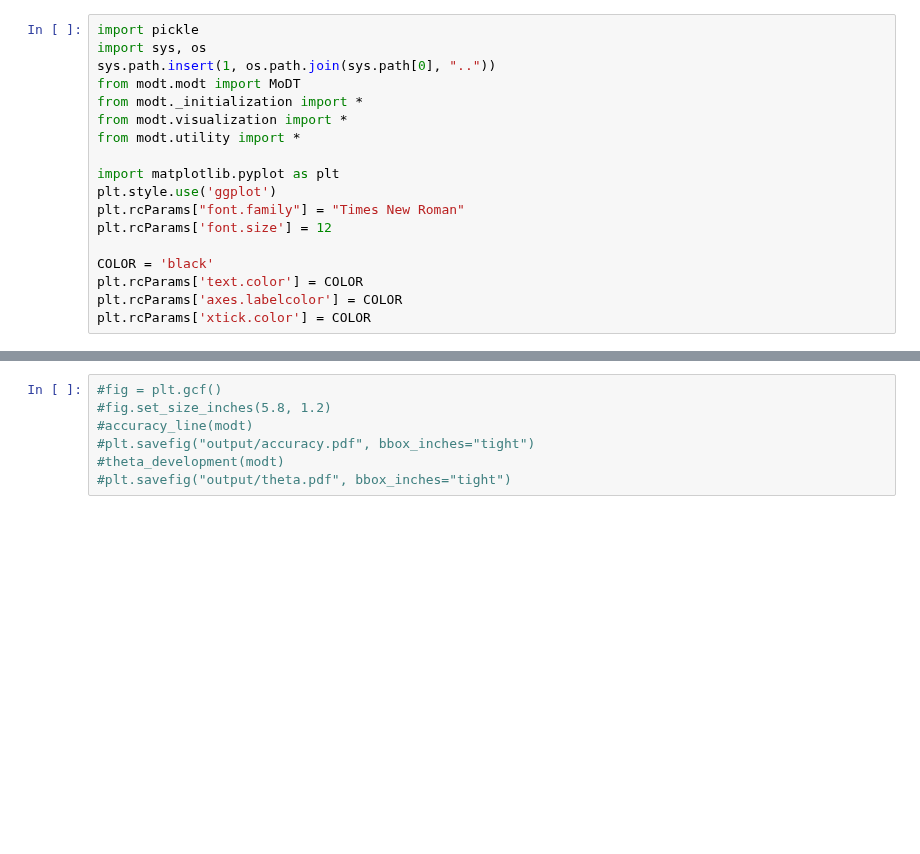
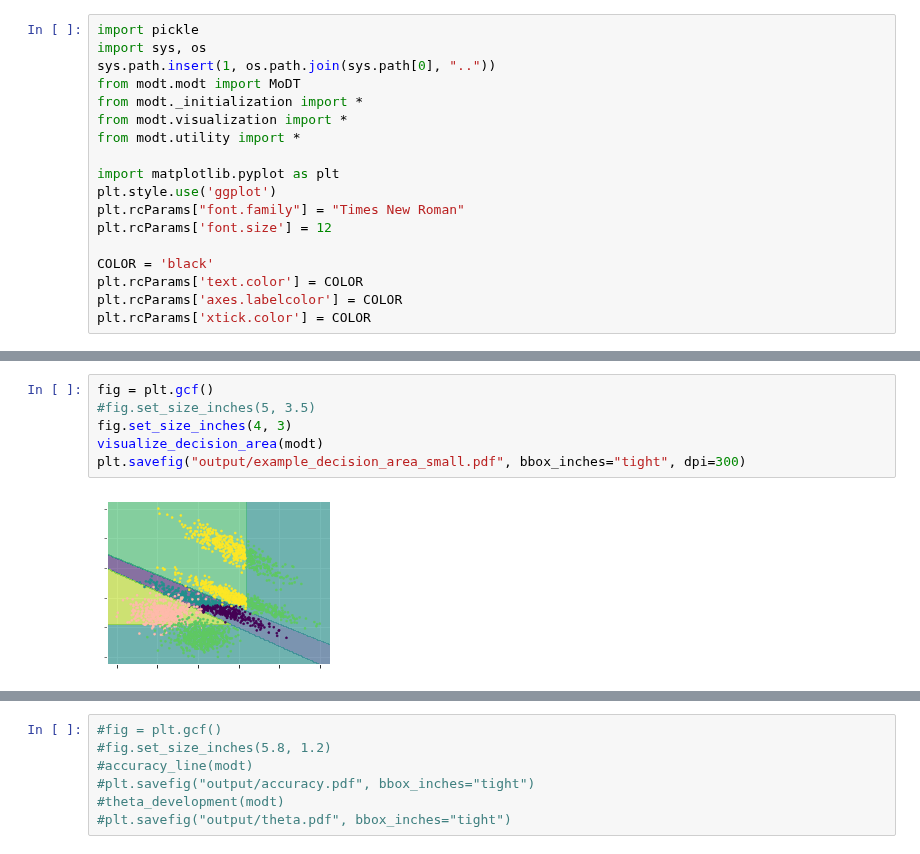
Before and after one commit to simsal0r/mixture-of-decision-trees, a Jupyter notebook: plotting/initialization.ipynb, the cells around one changed output, grey strips where cells are left out. Drawn from its saved outputs; the diff is of its cells as text; blank space fills up the shorter version.

```diff
--- a/plotting/initialization.ipynb
+++ b/plotting/initialization.ipynb
@@ -59,3 +68,11 @@ modt.fit(**parameters_fit)
+# %%
+fig = plt.gcf()
+#fig.set_size_inches(5, 3.5)
+fig.set_size_inches(4, 3)
+visualize_decision_area(modt)
+plt.savefig("output/example_decision_area_small.pdf", bbox_inches="tight", dpi=300)
+# %% [output]
+[figure, added]
 # %%
 print("Accuracy disjoint DTs:", modt.score_internal_disjoint())
 fig = plt.gcf()
```
Also changed, not shown: parts of 9 cells of this notebook, 14 other files.
